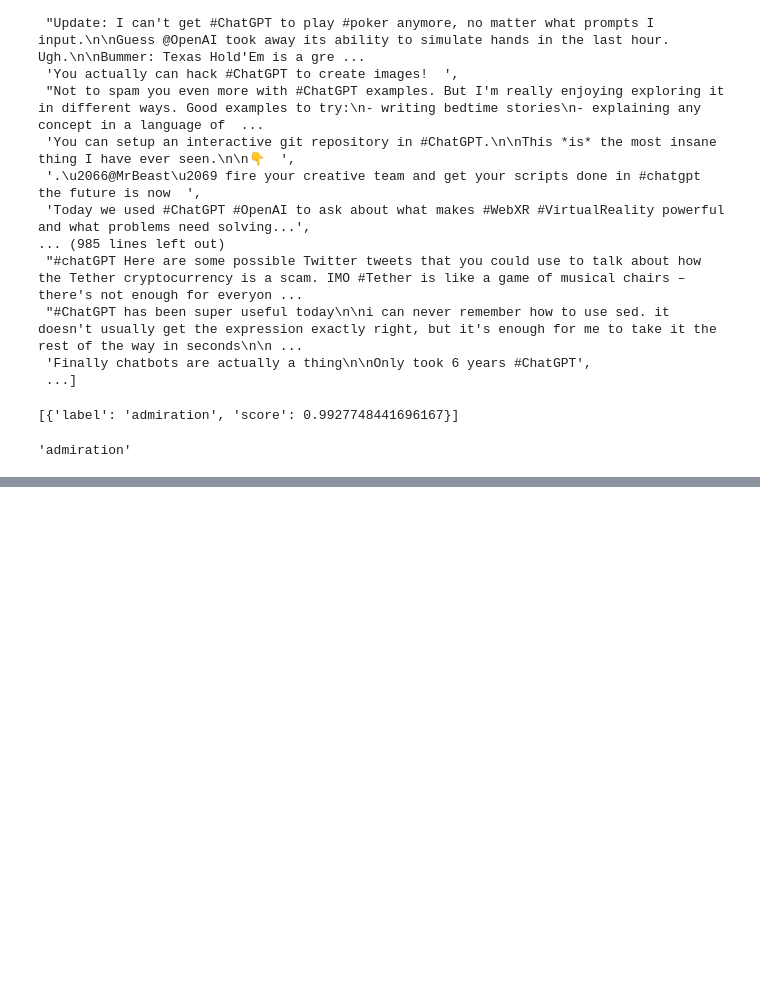
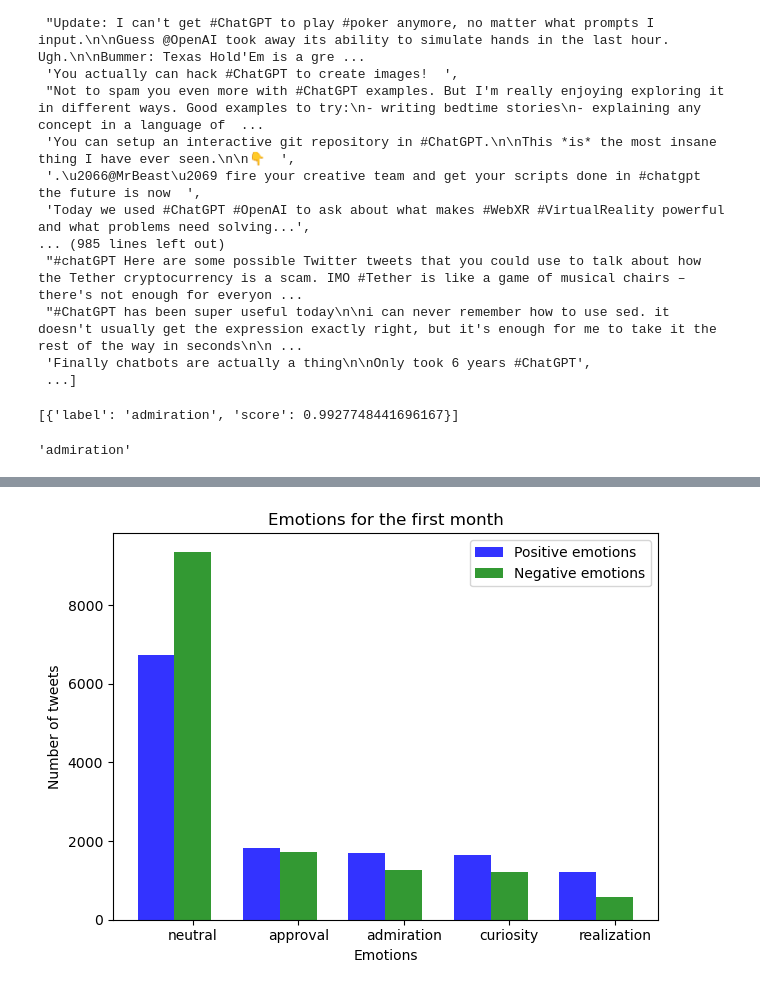
Before and after one commit to Ajkunas/computational-social-media, a Jupyter notebook: emotion_analysis.ipynb, the cells around one changed output, grey strips where cells are left out. Saved outputs shown, nothing was run; the diff lists cells and outputs as text; code cells hidden in the pictures; blank space fills up the shorter version.

Commit message:
plot emotions

```diff
--- a/emotion_analysis.ipynb
+++ b/emotion_analysis.ipynb
@@ -144,0 +145,5 @@ KeyboardInterrupt:
+# %%
+#load emotions data for the first month
+import pandas as pd
+df_fpos = pd.read_csv('/Users/barbararuvolo/Desktop/EPFL/Digital Musicology/computational-social-media/datasets/positive_emotions.csv')
+df_fneg = pd.read_csv('/Users/barbararuvolo/Desktop/EPFL/Digital Musicology/computational-social-media/datasets/negative_emotions.csv')
@@ -145,3 +182,7 @@ KeyboardInterrupt:
+# %%
+# change the column names
+df_fpos.columns = ['tweet_index','emotion']
+df_fneg.columns = ['emotion']
 # %%
 from collections import Counter
 
@@ -155,0 +231,36 @@ sorted_fpos = sorted(fmap.items(), key=lambda x: x[1])
+# %%
+# plot results
+import matplotlib.pyplot as plt
+import numpy as np
+
+# data to plot
+n_groups = 5
+positive_emotions = (sorted_fpos[0][1], sorted_fpos[1][1], sorted_fpos[2][1], sorted_fpos[3][1], sorted_fpos[4][1])
+negative_emotions = (sorted_fneg[0][1], sorted_fneg[1][1], sorted_fneg[2][1], sorted_fneg[3][1], sorted_fneg[4][1])
+
+# create plot
+fig, ax = plt.subplots()
+index = np.arange(n_groups)
+bar_width = 0.35
+opacity = 0.8
+
+rects1 = plt.bar(index, positive_emotions, bar_width,
+alpha=opacity,
+color='b',
+label='Positive emotions')
+
+rects2 = plt.bar(index + bar_width, negative_emotions, bar_width,
+alpha=opacity,
+color='g',
+label='Negative emotions')
+
+plt.xlabel('Emotions')
+plt.ylabel('Number of tweets')
+plt.title('Emotions for the first month')
+plt.xticks(index + bar_width, (sorted_fpos[0][0], sorted_fpos[1][0], sorted_fpos[2][0], sorted_fpos[3][0], sorted_fpos[4][0]))
+plt.legend()
+
+plt.tight_layout()
+plt.show()
+# %% [output]
+[figure, added]
```
Also changed, not shown: parts of 7 cells of this notebook.
